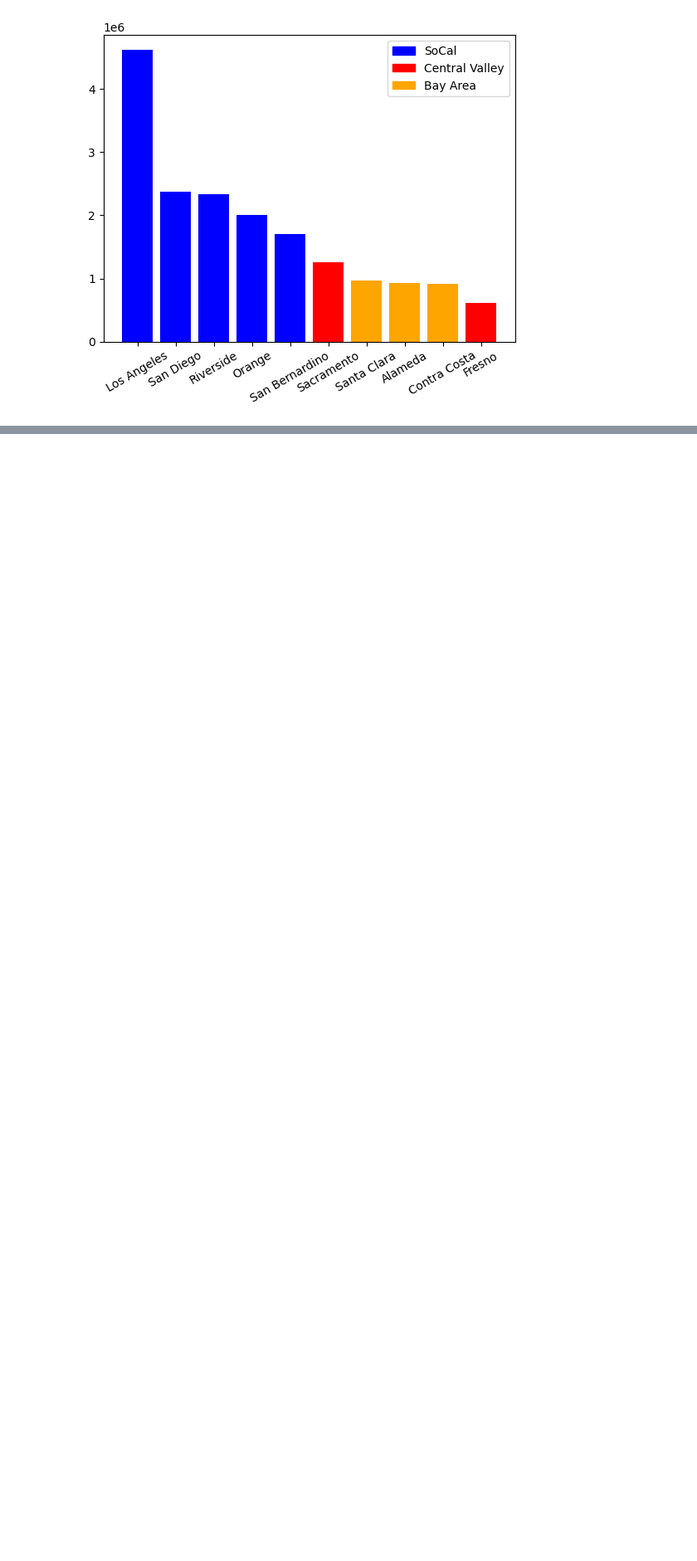
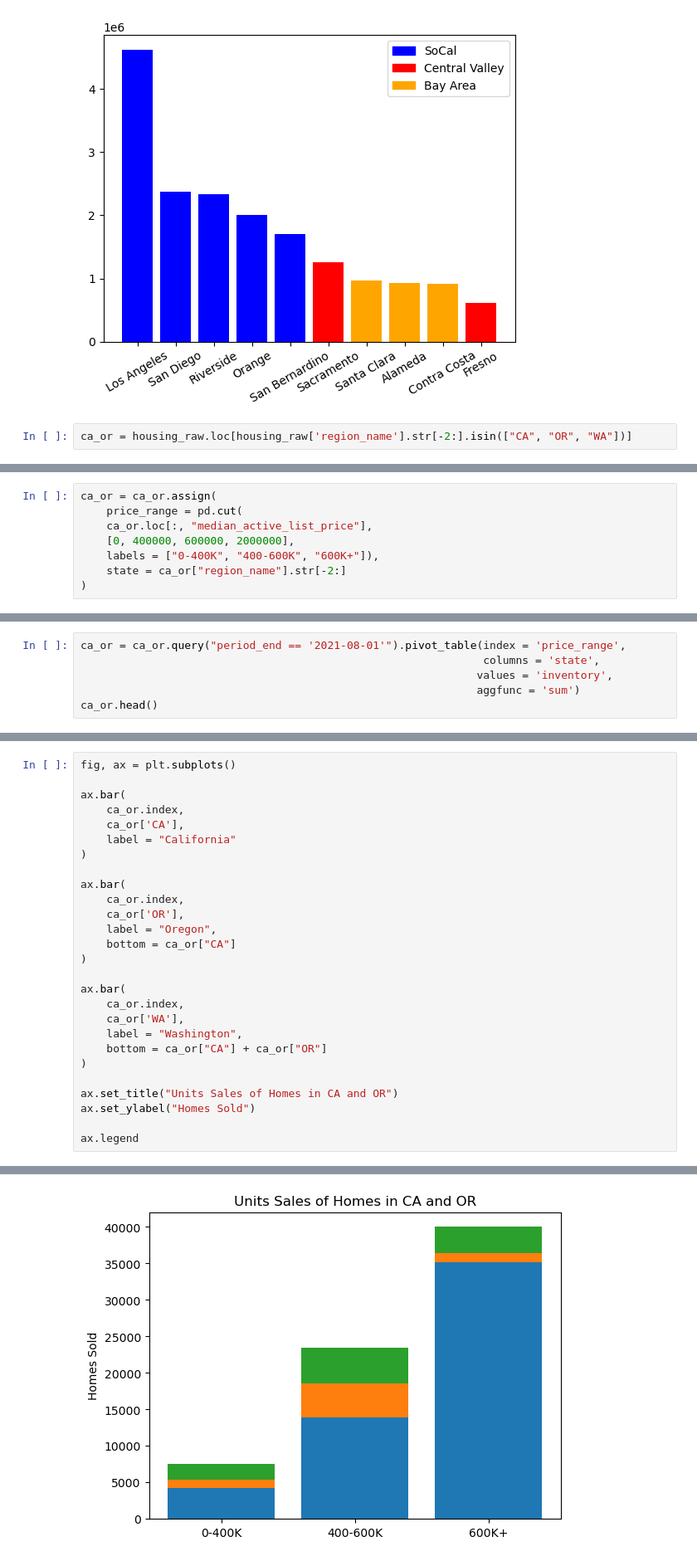
Before and after one commit to soslin/MatPlotLib_Seaborn_Practice, a Jupyter notebook: Bar Charts.ipynb, the cells around one changed output, grey strips where cells are left out. Shown: that part at 83% size. Saved outputs shown, nothing was run; the diff lists cells and outputs as text; blank space fills up the shorter version.

```diff
--- a/Bar Charts.ipynb
+++ b/Bar Charts.ipynb
@@ -96,3 +96,5 @@ plt.legend(handles = [socal, central, bay], loc = 'upper right')
 ax.xaxis.set_tick_params(rotation = 30)
 # %% [output]
 [figure]
+# %%
+ca_or = housing_raw.loc[housing_raw['region_name'].str[-2:].isin(["CA", "OR", "WA"])]
@@ -98,0 +110,8 @@ ax.xaxis.set_tick_params(rotation = 30)
+# %%
+ca_or = ca_or.assign(
+    price_range = pd.cut(
+    ca_or.loc[:, "median_active_list_price"],
+    [0, 400000, 600000, 2000000],
+    labels = ["0-400K", "400-600K", "600K+"]),
+    state = ca_or["region_name"].str[-2:]
+)
@@ -98,0 +127,6 @@ ax.xaxis.set_tick_params(rotation = 30)
+# %%
+ca_or = ca_or.query("period_end == '2021-08-01'").pivot_table(index = 'price_range',
+                                                              columns = 'state',
+                                                             values = 'inventory',
+                                                             aggfunc = 'sum')
+ca_or.head()
@@ -98,0 +139,28 @@ ax.xaxis.set_tick_params(rotation = 30)
+# %%
+fig, ax = plt.subplots()
+
+ax.bar(
+    ca_or.index,
+    ca_or['CA'],
+    label = "California"
+)
+
+ax.bar(
+    ca_or.index,
+    ca_or['OR'],
+    label = "Oregon",
+    bottom = ca_or["CA"]
+)
+
+ax.bar(
+    ca_or.index,
+    ca_or['WA'],
+    label = "Washington",
+    bottom = ca_or["CA"] + ca_or["OR"]
+)
+
+ax.set_title("Units Sales of Homes in CA and OR")
+ax.set_ylabel("Homes Sold")
+
+ax.legend
+# %% [output]
@@ -98,0 +168 @@ ax.xaxis.set_tick_params(rotation = 30)
+[figure, added]
```
Also changed, not shown: parts of 4 cells of this notebook, 1 other file.
